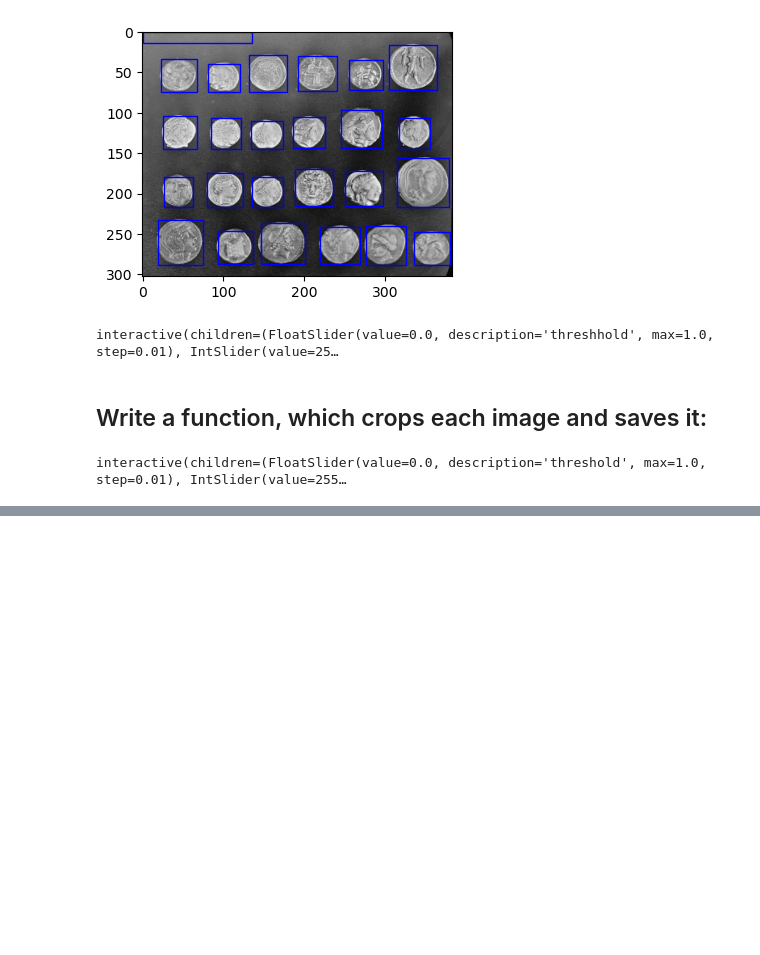
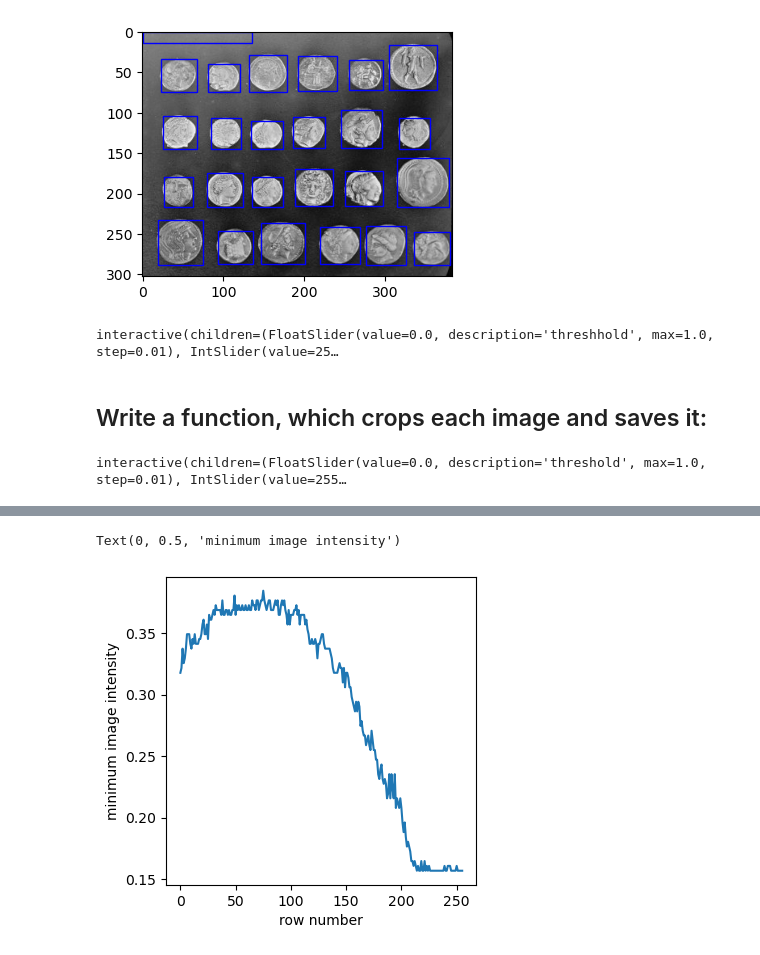
Before and after one commit to dennisshushackost/ComputerVision, a Jupyter notebook: Exercises/Summary.ipynb, the cells around one changed output, grey strips where cells are left out. Saved outputs shown, nothing was run; the diff lists cells and outputs as text; code cells hidden in the pictures; blank space fills up the shorter version.

```diff
--- a/Exercises/Summary.ipynb
+++ b/Exercises/Summary.ipynb
@@ -443,0 +456,8 @@ interactive(children=(FloatSlider(value=0.0, description='threshold', max=1.0, s
+# %%
+# Shows how the minimum intensity value changes across the rows of the image.
+plt.plot(np.min(im,axis=1))
+plt.xlabel("row number")
+plt.ylabel("minimum image intensity")
+# %% [output]
+Text(0, 0.5, 'minimum image intensity')
+[figure, added]
```
Also changed, not shown: parts of 5 cells of this notebook.
